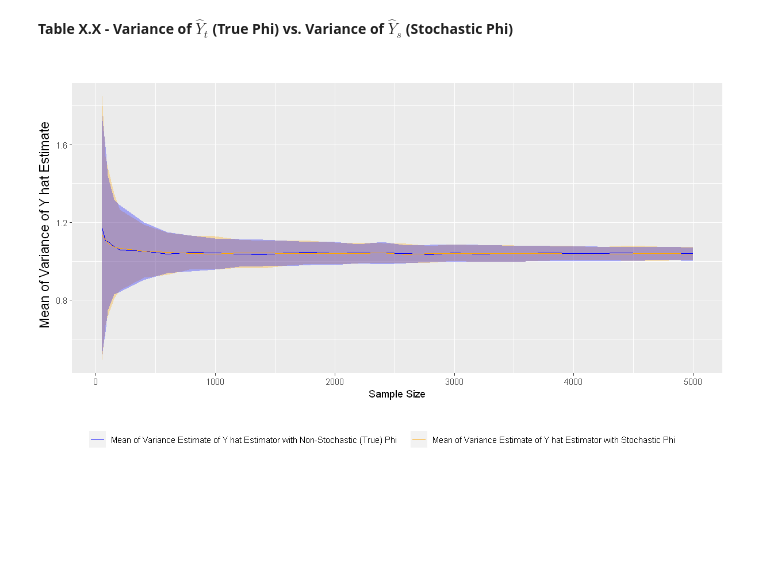
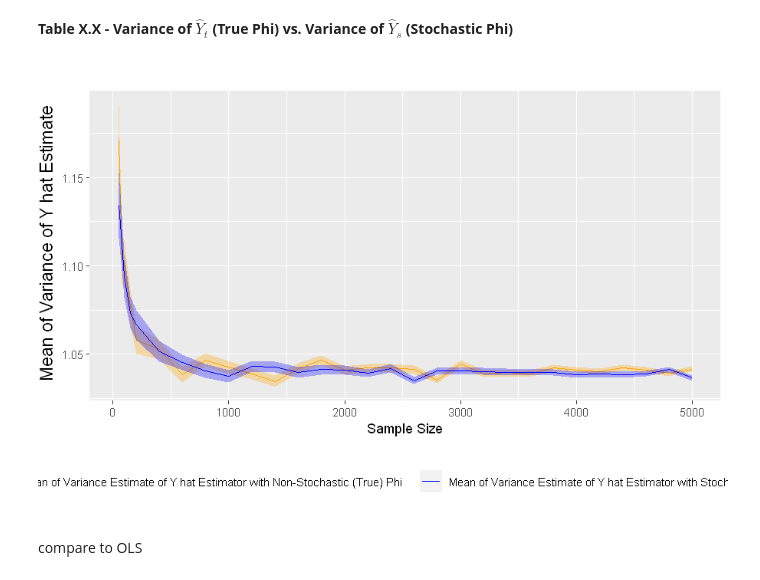
Before and after one commit to manuhuth/PCR-Parameter-Variance-Analysis, a Jupyter notebook: Notebooks/6Simulation.ipynb, the cells around one changed output. Drawn from its saved outputs; the diff is of its cells as text; code cells hidden in the pictures; blank space fills up the shorter version.

```diff
--- a/Notebooks/6Simulation.ipynb
+++ b/Notebooks/6Simulation.ipynb
@@ -205,17 +209,19 @@ put one with 99 percent coverage in appendix
 # %% [markdown]
 ## 4.5 Variance of $\hat{Y}$
 # %%
-variances_Y_prac <- prepare_Y_variances(meth_interest = 'variances_Y_prac', list_variances = variance_analysis_results, confidence = confidence) #compute means and confidence intervals
-variances_Y_theo <- prepare_Y_variances(meth_interest = 'variances_Y_theo', list_variances = variance_analysis_results, confidence = confidence) #compute means and confidence intervals
+variances_Y_prac <- prepare_Y_variances(meth_interest = 'variances_Y_prac', list_variances = variance_analysis_results, confidence = confidence, numb_it = numb_it) #compute means and confidence intervals
+variances_Y_theo <- prepare_Y_variances(meth_interest = 'variances_Y_theo', list_variances = variance_analysis_results, confidence = confidence, numb_it = numb_it) #compute means and confidence intervals
 list_var_Y <- list(list('prac' = variances_Y_prac, 'theo' = variances_Y_theo)) #save all in one list that can be applied to the plots_variance_CI function
 # %% [markdown]
 **Table X.X - Variance of $\hat{Y}_t$ (True Phi) vs. Variance of $\hat{Y}_s$ (Stochastic Phi)**
 # %%
-options(repr.plot.width=10, repr.plot.height=6) #adjust plot size
+options(repr.plot.width=7.5, repr.plot.height=5) #adjust plot size
 plots_variance_CI(variance_plots_data = list_var_Y, first_method = 'theo', second_method = 'prac',
                   colour_1 = 'orange', colour_2 = 'blue', xlab_string = 'Sample Size', ylab_string = 'Mean of Variance of Y hat Estimate',
                   legend_df1 = 'Mean of Variance Estimate of Y hat Estimator with Non-Stochastic (True) Phi',
                   legend_df2 = 'Mean of Variance Estimate of Y hat Estimator with Stochastic Phi',
                   numb_columns = 1, sample_size = sample_size, subtitle = 'Y', make_subtitle = FALSE)
 # %% [output]
-[figure, old version]
+[figure, new version]
+# %% [markdown]
+compare to OLS
```
Also changed, not shown: parts of 12 cells of this notebook.
